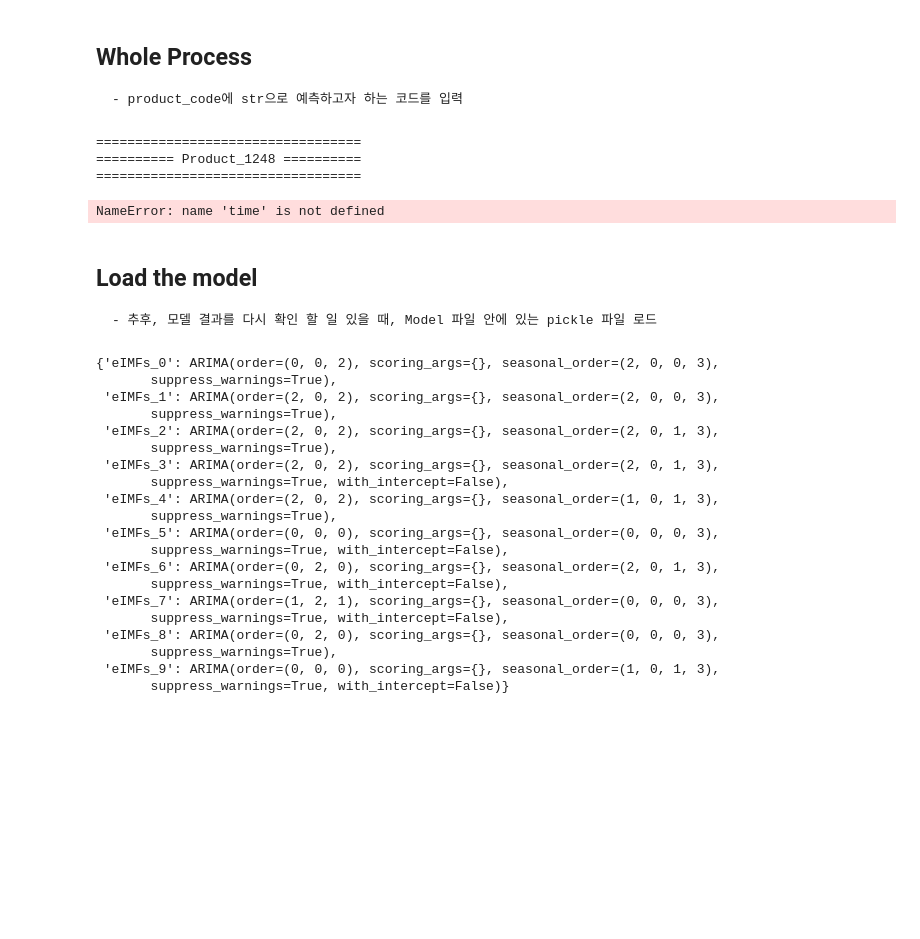
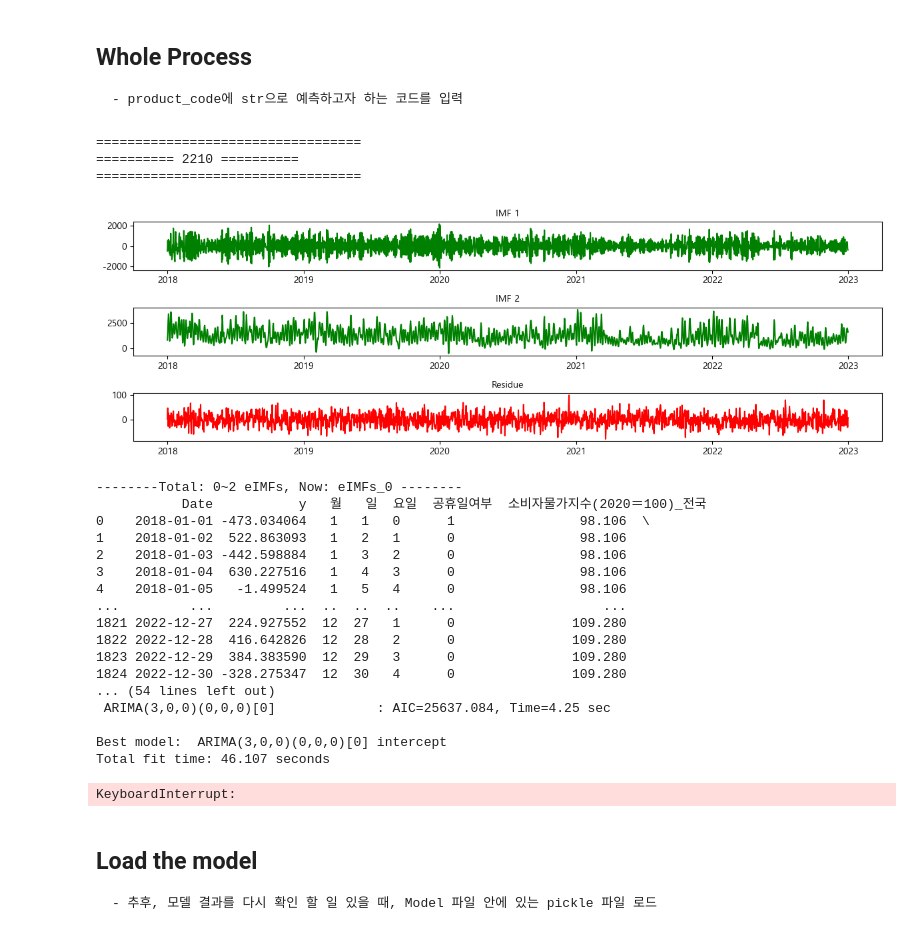
Before and after one commit to Hasaero/Demand_Forecasting_EEMD, a Jupyter notebook: ARIMA/EEMD_ARIMA.ipynb, the cells around one changed output. Saved outputs shown, nothing was run; the diff lists cells and outputs as text; code cells hidden in the pictures; blank space fills up the shorter version.

```diff
--- a/ARIMA/EEMD_ARIMA.ipynb
+++ b/ARIMA/EEMD_ARIMA.ipynb
@@ -114,12 +114,13 @@ def eemd_fit(df):
 ### eIMFs 데이터프레임 추출
 # %%
 # eIMF들을 추출하여, Date와 y로 이루어진 데이터프레임 추출하고 딕셔너리에 저장
-def extract_eIMFs(all_eIMFs_df, nIMFs):
+def extract_eIMFs(product_df, all_eIMFs_df, nIMFs):
     all_eIMFs_dict = {}
     # eIMF개수+Residue(1) 만큼 반복
     for i in range(nIMFs+1):
         tmp_df = all_eIMFs_df[['Date', i]] # n번째 eIMF에 해당하는 날짜와 값 추출
         tmp_df.columns=['Date', 'y'] # i -> y 로 열이름 변경
+        tmp_df = pd.merge(tmp_df, product_df.drop(columns=['Product', 'y', '년월']), on='Date')
         all_eIMFs_dict[f'eIMFs_{i}'] = tmp_df # n번째 eIMF 정보(마지막은 Residue) 딕셔너리에 저장
                            # df: Date, y 2열로 이루어진 dataFrame
     return all_eIMFs_dict # {eIMFs_1: df1, eIMFs_2: df2, ...}
@@ -139,25 +140,28 @@ def EEMD_ARIMA(all_eIMFs_dict):
         print(f'--------Total: 0~{len(all_eIMFs_dict)-1} eIMFs, Now: {i} --------')
         # eIMF_df 불러오기
         eIMF_df = all_eIMFs_dict[i]
+        print(eIMF_df)
+        features = eIMF_df.drop(['y', 'Date'], axis=1).columns.tolist()
         # Data split
         train_df, test_df = split_data(eIMF_df)
         # 저장할 값
         predictions = []
-        # Search the propper (p,d,q)
-        best_model = auto_arima(train_df['y'],
+        # Search the proper (p,d,q)
+        best_model = auto_arima(train_df['y'], X=train_df[features],
                             start_p=1, start_q=1,
                             max_p=5, max_q=5,
                             max_d=2, trace=True,
                             suppress_warnings=True)
 
         for test_date in test_df['Date']:
-            # Use data up to the day before the test date to train the model
+            test_date_prev_1 = test_date - pd.Timedelta(days=1)
             train_until_test_df = eIMF_df[eIMF_df['Date'] < test_date]
-            # fitting the model with best(p,d,q)
-            best_model_fit = best_model.fit(train_until_test_df['y'])
+
+            best_model_fit = best_model.fit(train_until_test_df['y'], X=train_until_test_df[features])
 
             # Predict the next day's value and add it to the predictions list
-            prediction = best_model_fit.predict(n_periods=1).reset_index(drop=True)[0]
+            exog_for_pred = train_until_test_df[train_until_test_df['Date'] == test_date_prev_1][features].values.reshape(1, -1)
+            prediction = best_model_fit.predict(n_periods=1, X=exog_for_pred).iloc[0]
             predictions.append(prediction)  # replace negative predictions with 0
 
         # Make the Result DataFrame
@@ -228,11 +232,12 @@ def actual_pred_plot(product_code, pred_dict, all_result_df, metric_df):
     save_path = os.path.join("Result", "EEMD+ARIMA_Result", product_code+f'_{today.month:02d}{today.day:02d}')
 
     # 결과 df 하나씩 불러오기
-    for i, pred_df in enumerate(pred_dict.values()):
+    for i, res_df in enumerate(pred_dict.values()):
         img_n = len(pred_dict)
-        title = f"Pred Actual Plot - ({i+1}/{len(pred_dict)-1})'s eIMF"
-        actual = pred_df['y']
-        pred = pred_df['Pred']
+        title = f"Pred Actual Plot - ({i+1}/{len(pred_dict)-2})'s eIMF"
+        if i == img_n-2: title = "Residue"
+        actual = res_df['y']
+        pred = res_df['Pred']
         save_name = f'{product_code}_eIMF_{i+1}'
 
         # All result -> 마지막 image
@@ -339,7 +344,7 @@ def execute_EEMD_ARIMA(product_code):
     all_eIMFs_df, nIMFs = eemd_fit(product_df)
 
     # EEMD 결과에서 각 eIMFs' DF 추출
-    all_eIMFs_dict = extract_eIMFs(all_eIMFs_df, nIMFs)
+    all_eIMFs_dict = extract_eIMFs(product_df, all_eIMFs_df, nIMFs)
 
     # EEMD+ARIMA 실행
     model_dict, pred_dict = EEMD_ARIMA(all_eIMFs_dict) #dictionary, time_steps, epochs
@@ -361,39 +366,34 @@ def execute_EEMD_ARIMA(product_code):
 ## Whole Process
     - product_code에 str으로 예측하고자 하는 코드를 입력
 # %%
-for code in df['Product'].unique():
+for code in df['Product'].unique()[:1]:
     print("==================================")
     print(f"========== { code } ==========")
     print("==================================")
     execute_EEMD_ARIMA(code)
 # %% [output]
 ==================================
-========== Product_1248 ==========
+========== 2210 ==========
 ==================================
+[figure, added]
-NameError: name 'time' is not defined
+--------Total: 0~2 eIMFs, Now: eIMFs_0 --------
+           Date           y   월   일  요일  공휴일여부  소비자물가지수(2020＝100)_전국
+0    2018-01-01 -473.034064   1   1   0      1                98.106  \
+1    2018-01-02  522.863093   1   2   1      0                98.106
+2    2018-01-03 -442.598884   1   3   2      0                98.106
+3    2018-01-04  630.227516   1   4   3      0                98.106
+4    2018-01-05   -1.499524   1   5   4      0                98.106
+...         ...         ...  ..  ..  ..    ...                   ...
+1821 2022-12-27  224.927552  12  27   1      0               109.280
+1822 2022-12-28  416.642826  12  28   2      0               109.280
+1823 2022-12-29  384.383590  12  29   3      0               109.280
+1824 2022-12-30 -328.275347  12  30   4      0               109.280
+... (54 lines left out)
+ ARIMA(3,0,0)(0,0,0)[0]             : AIC=25637.084, Time=4.25 sec
+
+Best model:  ARIMA(3,0,0)(0,0,0)[0] intercept
+Total fit time: 46.107 seconds
+KeyboardInterrupt:
 # %% [markdown]
 ## Load the model
     - 추후, 모델 결과를 다시 확인 할 일 있을 때, Model 파일 안에 있는 pickle 파일 로드
-# %%
-load_model('Product_0739_0503.pkl')
-# %% [output]
-{'eIMFs_0': ARIMA(order=(0, 0, 2), scoring_args={}, seasonal_order=(2, 0, 0, 3),
-       suppress_warnings=True),
- 'eIMFs_1': ARIMA(order=(2, 0, 2), scoring_args={}, seasonal_order=(2, 0, 0, 3),
-       suppress_warnings=True),
- 'eIMFs_2': ARIMA(order=(2, 0, 2), scoring_args={}, seasonal_order=(2, 0, 1, 3),
-       suppress_warnings=True),
- 'eIMFs_3': ARIMA(order=(2, 0, 2), scoring_args={}, seasonal_order=(2, 0, 1, 3),
-       suppress_warnings=True, with_intercept=False),
- 'eIMFs_4': ARIMA(order=(2, 0, 2), scoring_args={}, seasonal_order=(1, 0, 1, 3),
-       suppress_warnings=True),
- 'eIMFs_5': ARIMA(order=(0, 0, 0), scoring_args={}, seasonal_order=(0, 0, 0, 3),
-       suppress_warnings=True, with_intercept=False),
- 'eIMFs_6': ARIMA(order=(0, 2, 0), scoring_args={}, seasonal_order=(2, 0, 1, 3),
-       suppress_warnings=True, with_intercept=False),
- 'eIMFs_7': ARIMA(order=(1, 2, 1), scoring_args={}, seasonal_order=(0, 0, 0, 3),
-       suppress_warnings=True, with_intercept=False),
- 'eIMFs_8': ARIMA(order=(0, 2, 0), scoring_args={}, seasonal_order=(0, 0, 0, 3),
-       suppress_warnings=True),
- 'eIMFs_9': ARIMA(order=(0, 0, 0), scoring_args={}, seasonal_order=(1, 0, 1, 3),
-       suppress_warnings=True, with_intercept=False)}
```
Also changed, not shown: parts of 2 cells of this notebook, 7 other files.
